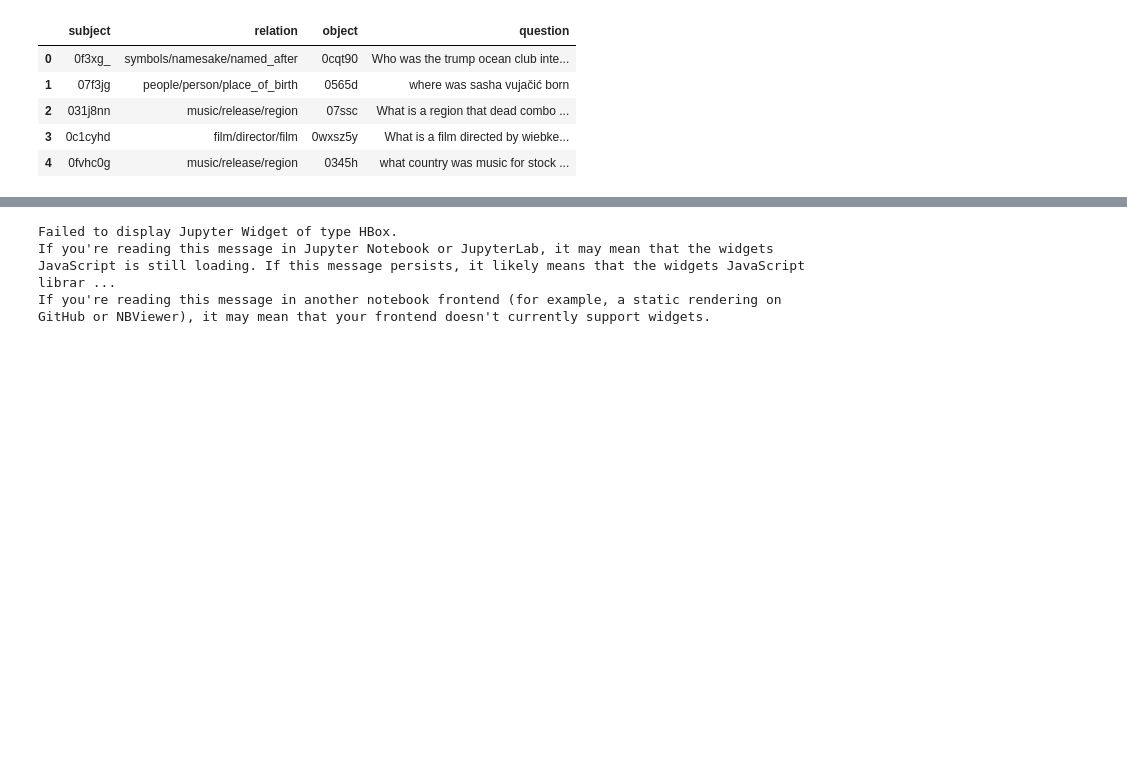
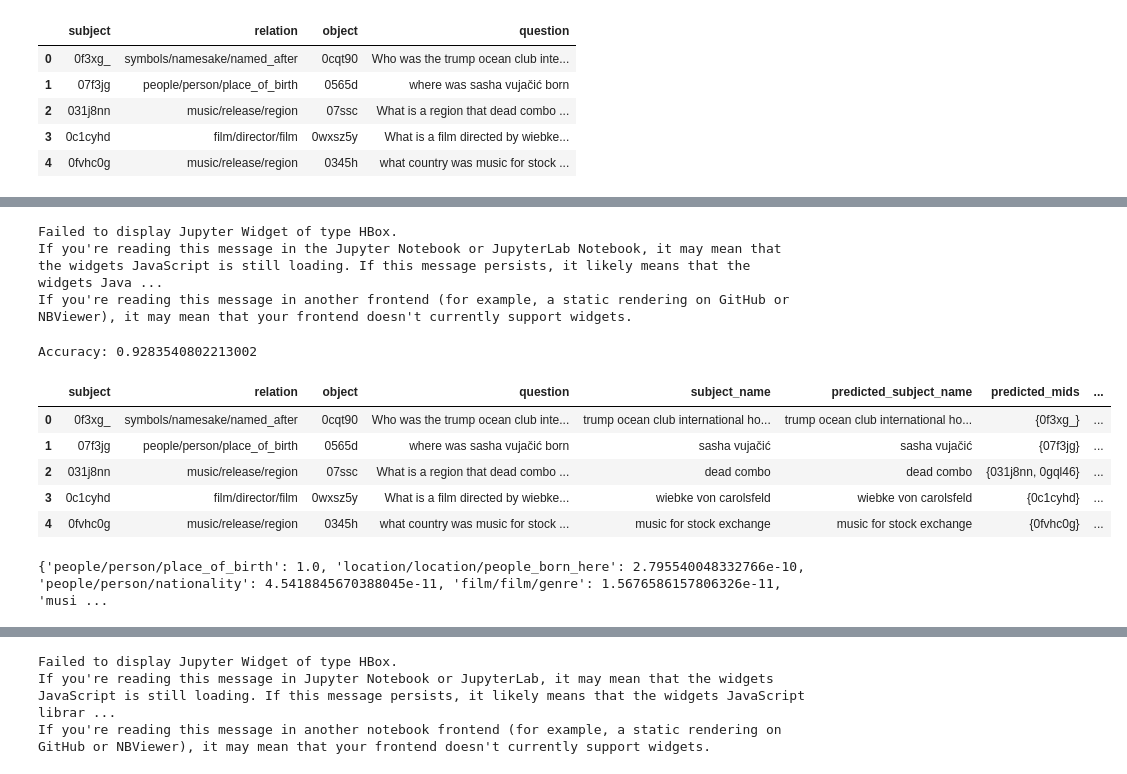
Before and after one commit to PetrochukM/Simple-QA-EMNLP-2018, a Jupyter notebook: scripts/notebooks/End-to-End Freebase QA.ipynb, the cells around one changed output, grey strips where cells are left out. Cells and saved outputs as stored; diff of their text form; code cells hidden in the pictures; blank space fills up the shorter version.

Commit message:
75.7% Accuracy

```diff
--- a/scripts/notebooks/End-to-End Freebase QA.ipynb
+++ b/scripts/notebooks/End-to-End Freebase QA.ipynb
@@ -219,0 +100,3 @@ print(get_relation('Where was Obama born?', 1))
+# %%
+df_dev['predicted_subject_name'] = df_dev.apply(lambda row: predict_subject_name(row['question']), axis=1)
+df_dev[:5]
@@ -219,0 +186,18 @@ print(get_relation('Where was Obama born?', 1))
+# %%
+from tqdm import tqdm_notebook
+from numpy import nan
+import pandas as pd
+
+correct = 0
+predicted_mids_column = []
+for index, row in tqdm_notebook(df_dev.iterrows(), total=df_dev.shape[0]):
+    predicted = normalize_phrase(row['predicted_subject_name'])
+    cursor.execute('SELECT DISTINCT mid FROM fb_name WHERE normalized_alias = %s', (predicted, ))
+    predicted_mids = set([row[0] for row in cursor.fetchall()])
+    predicted_mids_column.append(predicted_mids)
+    if row['subject'] in predicted_mids:
+        correct += 1
+
+df_dev['predicted_mids'] = pd.Series(predicted_mids_column, index=df_dev.index)
+print('Accuracy:', correct / df_dev.shape[0])
+df_dev[:5]
@@ -219,0 +215,59 @@ print(get_relation('Where was Obama born?', 1))
+# %%
+from tqdm import tqdm_notebook
+from numpy import nan
+import pandas as pd
+
+correct = 0
+predicted_facts_column = []
+for index, row in tqdm_notebook(df_dev.iterrows(), total=df_dev.shape[0]):
+    cursor.execute('SELECT object_mid, relation, subject_mid FROM fb_kg WHERE subject_mid = ANY(%s)', (list(row['predicted_mids']), ))
+    predicted_facts = cursor.fetchall()
+    predicted_facts_column.append(predicted_facts)
+    predicted_object_mids = set([fact[0] for fact in predicted_facts])
+    if row['object'] in predicted_object_mids:
+        correct += 1
+
+df_dev['predicted_facts'] = pd.Series(predicted_facts_column, index=df_dev.index)
+print('Accuracy:', correct / df_dev.shape[0])
+df_dev[:5]
+# %% [output]
+Failed to display Jupyter Widget of type HBox.
+If you're reading this message in the Jupyter Notebook or JupyterLab Notebook, it may mean that the widgets JavaScript is still loading. If this message persists, it likely means that the widgets Java ...
+If you're reading this message in another frontend (for example, a static rendering on GitHub or NBViewer), it may mean that your frontend doesn't currently support widgets.
+Accuracy: 0.9283540802213002
+|  | subject | relation | object | question | subject_name | predicted_subject_name | predicted_mids | ... |
+| 0 | 0f3xg_ | symbols/namesake/named_after | 0cqt90 | Who was the trump ocean club inte... | trump ocean club international ho... | trump ocean club international ho... | {0f3xg_} | ... |
+| 1 | 07f3jg | people/person/place_of_birth | 0565d | where was sasha vujačić born | sasha vujačić | sasha vujačić | {07f3jg} | ... |
+| 2 | 031j8nn | music/release/region | 07ssc | What is a region that dead combo ... | dead combo | dead combo | {031j8nn, 0gql46} | ... |
+| 3 | 0c1cyhd | film/director/film | 0wxsz5y | What is a film directed by wiebke... | wiebke von carolsfeld | wiebke von carolsfeld | {0c1cyhd} | ... |
+| 4 | 0fvhc0g | music/release/region | 0345h | what country was music for stock ... | music for stock exchange | music for stock exchange | {0fvhc0g} | ... |
+# %%
+RELATION_CLASSIFIER = '../../logs/0602.12-05_11:55:24.relation_classifier/12m_05d_12h_05m_24s.pt'
+
+import pprint
+
+from nltk.tokenize.treebank import TreebankWordTokenizer
+
+from lib.checkpoint import Checkpoint
+
+pretty_printer = pprint.PrettyPrinter(indent=2)
+tokenizer = TreebankWordTokenizer() # Same tokenizer used during training
+
+relation_classifier_predict = Checkpoint(checkpoint_path=RELATION_CLASSIFIER, device=0).predict
+
+def get_relation(question, top_k=5):
+    """
+    Given a question return the predicate in the question using `RELATION_CLASSIFIER` model.
+
+    Args:
+        question (str)
+    Returns:
+        list of predicates and their confidence
+    """
+    predicted = list(relation_classifier_predict(question, top_k=top_k))
+    return {class_.replace('www.freebase.com/', ''): confidence[0] for class_, confidence in predicted}
+
+# To test this cell
+print(get_relation('Where was Obama born?'))
+# %% [output]
+{'people/person/place_of_birth': 1.0, 'location/location/people_born_here': 2.795540048332766e-10, 'people/person/nationality': 4.5418845670388045e-11, 'film/film/genre': 1.5676586157806326e-11, 'musi ...
```
Also changed, not shown: parts of 13 cells of this notebook, 9 other files.
